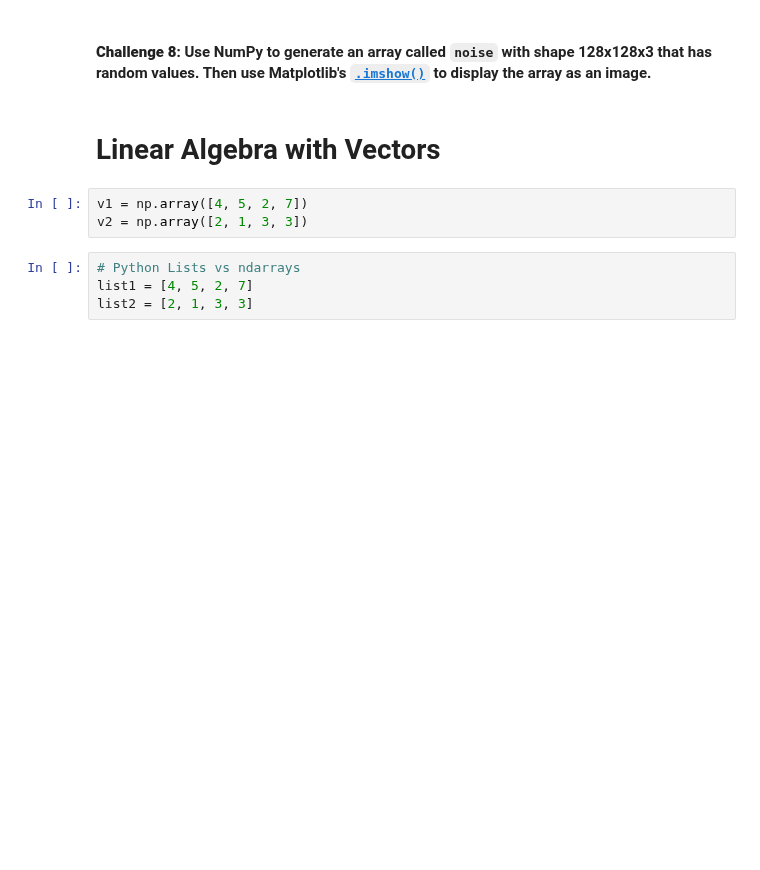
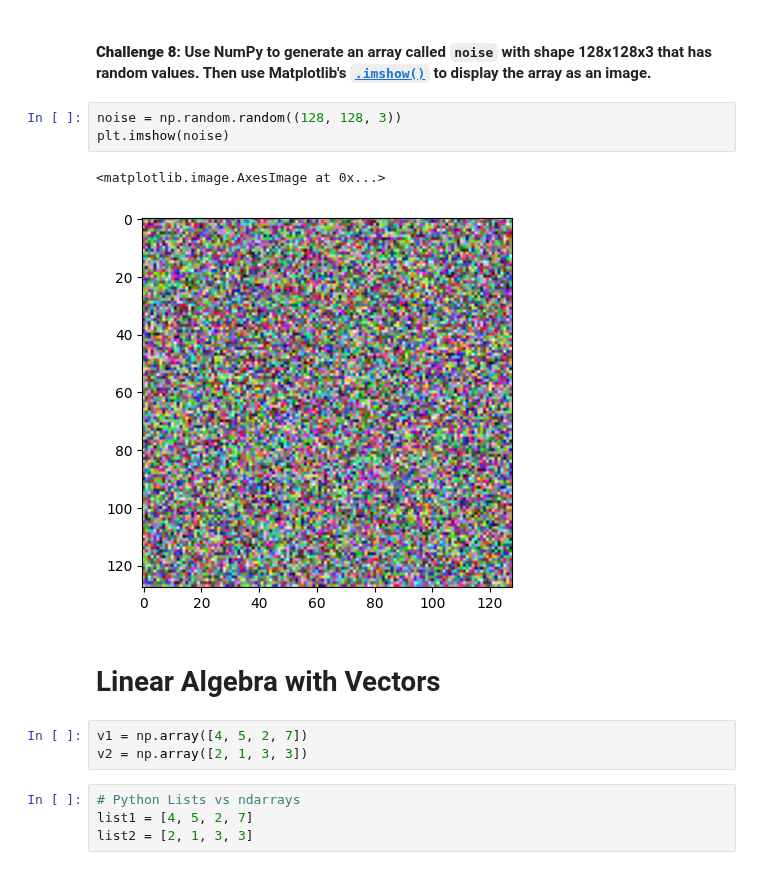
Before and after one commit to MatthewBailerDemmer/PythonBootcamp, a Jupyter notebook: DataScience Projects/Computation+with+NumPy+(start)/Computation with NumPy (start)/Computation_with_NumPy_and_N_Dimensional_Arrays_(start).ipynb, the cells around one changed output. Cells and saved outputs as stored; diff of their text form; blank space fills up the shorter version.

```diff
--- a/DataScience Projects/Computation+with+NumPy+(start)/Computation with NumPy (start)/Computation_with_NumPy_and_N_Dimensional_Arrays_(start).ipynb
+++ b/DataScience Projects/Computation+with+NumPy+(start)/Computation with NumPy (start)/Computation_with_NumPy_and_N_Dimensional_Arrays_(start).ipynb
@@ -144,5 +174,11 @@ Hint: Use the [`.random()` function](https://numpy.org/doc/stable/reference/rand
 # %% [markdown]
 #### **Challenge 8**: Use NumPy to generate an array called `noise` with shape 128x128x3 that has random values. Then use Matplotlib's [`.imshow()`](https://matplotlib.org/3.1.1/api/_as_gen/matplotlib.pyplot.imshow.html) to display the array as an image.
+# %%
+noise = np.random.random((128, 128, 3))
+plt.imshow(noise)
+# %% [output]
+<matplotlib.image.AxesImage at 0x...>
+[figure, added]
 # %% [markdown]
 # Linear Algebra with Vectors
 # %%
```
Also changed, not shown: parts of 11 cells of this notebook.
